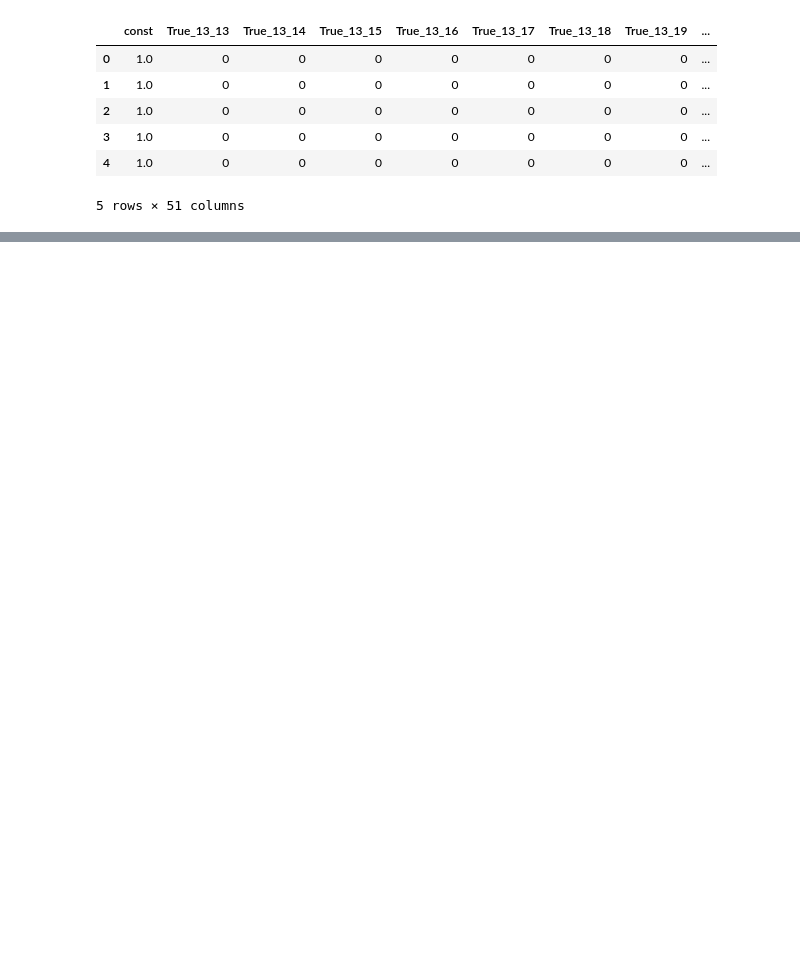
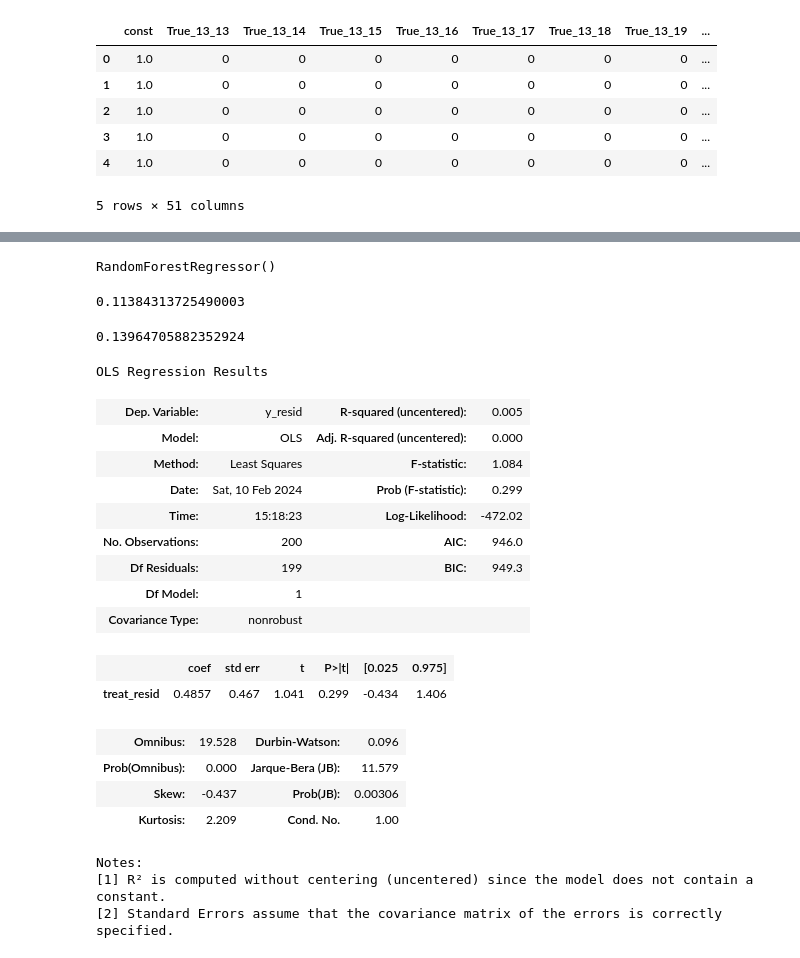
Before and after one commit to marki259/adhocs, a Jupyter notebook: did_checks.ipynb, the cells around one changed output, grey strips where cells are left out. Drawn from its saved outputs; the diff is of its cells as text; code cells hidden in the pictures; blank space fills up the shorter version.

```diff
--- a/did_checks.ipynb
+++ b/did_checks.ipynb
@@ -202,0 +203,61 @@ sns.lineplot(
+# %%
+from sklearn.ensemble import RandomForestRegressor
+
+rf_regressor = RandomForestRegressor()
+# %%
+df_X = df[["t", "unit_id", "treat"]]
+df_Y = df["y"]
+
+rf_regressor.fit(df_X, df_Y)
+# %% [output]
+RandomForestRegressor()
+# %%
+df = df.assign(**{
+    "hat_0_rf": rf_regressor.predict(df_X.assign(**{"treat": False})),
+    "hat_1_rf": rf_regressor.predict(df_X)
+})
+
+df.query("treat")["hat_1_rf"].mean() - df.query("treat")["hat_0_rf"].mean()
+# %% [output]
+0.11384313725490003
+# %%
+df.query("treat")["y"].mean() - df.query("treat")["hat_0_rf"].mean()
+# %% [output]
+0.13964705882352924
+# %%
+# Attempt at double ML
+df_X_treat = df[["t"]]
+df_Y_treat = df["treat"]
+
+rf_treat = RandomForestRegressor().fit(df_X_treat, df_Y_treat)
+
+df["treat_resid"] = df["treat"] - rf_treat.predict(df_X_treat)
+
+df_X_y = df[["t"]]
+df_Y_y = df["y"]
+
+rf_y = RandomForestRegressor().fit(df_X_y, df_Y_y)
+
+df["y_resid"] = df["y"] - rf_y.predict(df_X_y)
+# %%
+smf.ols("y_resid ~ -1 + treat_resid", data=df).fit().summary()
+# %% [output]
+OLS Regression Results
+| Dep. Variable: | y_resid | R-squared (uncentered): | 0.005 |
+| Model: | OLS | Adj. R-squared (uncentered): | 0.000 |
+| Method: | Least Squares | F-statistic: | 1.084 |
+| Date: | Sat, 10 Feb 2024 | Prob (F-statistic): | 0.299 |
+| Time: | 15:18:23 | Log-Likelihood: | -472.02 |
+| No. Observations: | 200 | AIC: | 946.0 |
+| Df Residuals: | 199 | BIC: | 949.3 |
+| Df Model: | 1 |  |  |
+| Covariance Type: | nonrobust |  |  |
+|  | coef | std err | t | P>|t| | [0.025 | 0.975] |
+| treat_resid | 0.4857 | 0.467 | 1.041 | 0.299 | -0.434 | 1.406 |
+| Omnibus: | 19.528 | Durbin-Watson: | 0.096 |
+| Prob(Omnibus): | 0.000 | Jarque-Bera (JB): | 11.579 |
+| Skew: | -0.437 | Prob(JB): | 0.00306 |
+| Kurtosis: | 2.209 | Cond. No. | 1.00 |
+Notes:
+[1] R² is computed without centering (uncentered) since the model does not contain a constant.
+[2] Standard Errors assume that the covariance matrix of the errors is correctly specified.
```
Also changed, not shown: parts of 11 cells of this notebook.
